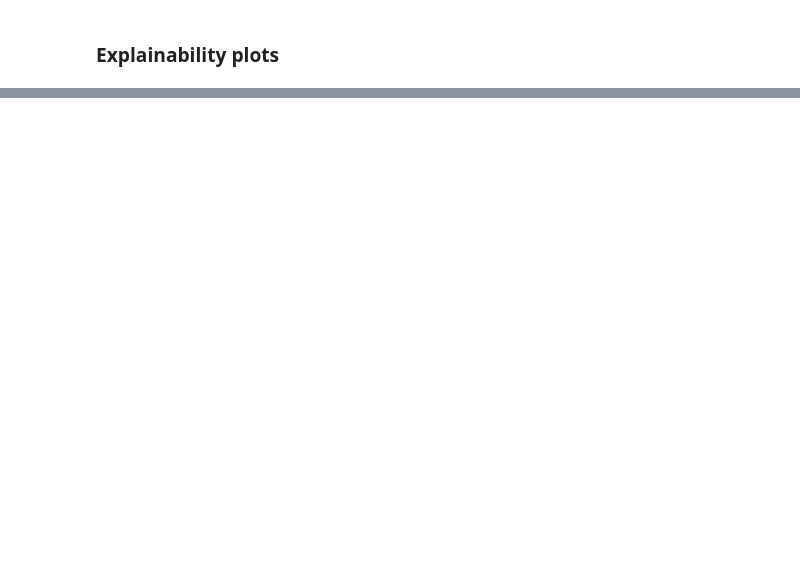
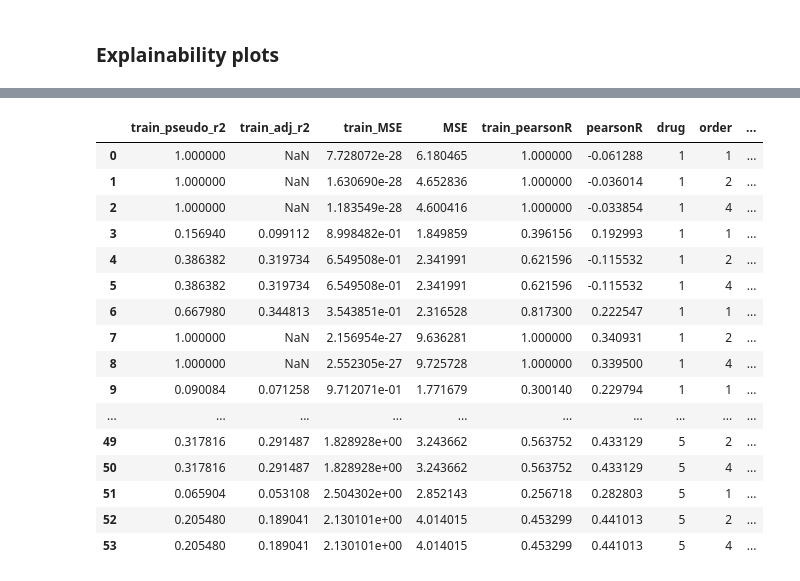
Before and after one commit to Yatish0833/multiomics-synergies, a Jupyter notebook: snakemake/plots.ipynb, the cells around one changed output, grey strips where cells are left out. Saved outputs shown, nothing was run; the diff lists cells and outputs as text; code cells hidden in the pictures; blank space fills up the shorter version.

```diff
--- a/snakemake/plots.ipynb
+++ b/snakemake/plots.ipynb
@@ -70,6 +145,26 @@ Name: count, Length: 732, dtype: int64
 del models
 # %%
 performance = pd.read_csv("exp_results/combined_performances.tsv", sep='\t')
+# %%
+performance
+# %% [output]
+|  | train_pseudo_r2 | train_adj_r2 | train_MSE | MSE | train_pearsonR | pearsonR | drug | order | ... |
+| 0 | 1.000000 | NaN | 7.728072e-28 | 6.180465 | 1.000000 | -0.061288 | 1 | 1 | ... |
+| 1 | 1.000000 | NaN | 1.630690e-28 | 4.652836 | 1.000000 | -0.036014 | 1 | 2 | ... |
+| 2 | 1.000000 | NaN | 1.183549e-28 | 4.600416 | 1.000000 | -0.033854 | 1 | 4 | ... |
+| 3 | 0.156940 | 0.099112 | 8.998482e-01 | 1.849859 | 0.396156 | 0.192993 | 1 | 1 | ... |
+| 4 | 0.386382 | 0.319734 | 6.549508e-01 | 2.341991 | 0.621596 | -0.115532 | 1 | 2 | ... |
+| 5 | 0.386382 | 0.319734 | 6.549508e-01 | 2.341991 | 0.621596 | -0.115532 | 1 | 4 | ... |
+| 6 | 0.667980 | 0.344813 | 3.543851e-01 | 2.316528 | 0.817300 | 0.222547 | 1 | 1 | ... |
+| 7 | 1.000000 | NaN | 2.156954e-27 | 9.636281 | 1.000000 | 0.340931 | 1 | 2 | ... |
+| 8 | 1.000000 | NaN | 2.552305e-27 | 9.725728 | 1.000000 | 0.339500 | 1 | 4 | ... |
+| 9 | 0.090084 | 0.071258 | 9.712071e-01 | 1.771679 | 0.300140 | 0.229794 | 1 | 1 | ... |
+| ... | ... | ... | ... | ... | ... | ... | ... | ... | ... |
+| 49 | 0.317816 | 0.291487 | 1.828928e+00 | 3.243662 | 0.563752 | 0.433129 | 5 | 2 | ... |
+| 50 | 0.317816 | 0.291487 | 1.828928e+00 | 3.243662 | 0.563752 | 0.433129 | 5 | 4 | ... |
+| 51 | 0.065904 | 0.053108 | 2.504302e+00 | 2.852143 | 0.256718 | 0.282803 | 5 | 1 | ... |
+| 52 | 0.205480 | 0.189041 | 2.130101e+00 | 4.014015 | 0.453299 | 0.441013 | 5 | 2 | ... |
+| 53 | 0.205480 | 0.189041 | 2.130101e+00 | 4.014015 | 0.453299 | 0.441013 | 5 | 4 | ... |
 # %%
 performance[["config", "order"]].value_counts()
 # %% [output]
```
Also changed, not shown: parts of 25 cells of this notebook, 6 other files.
